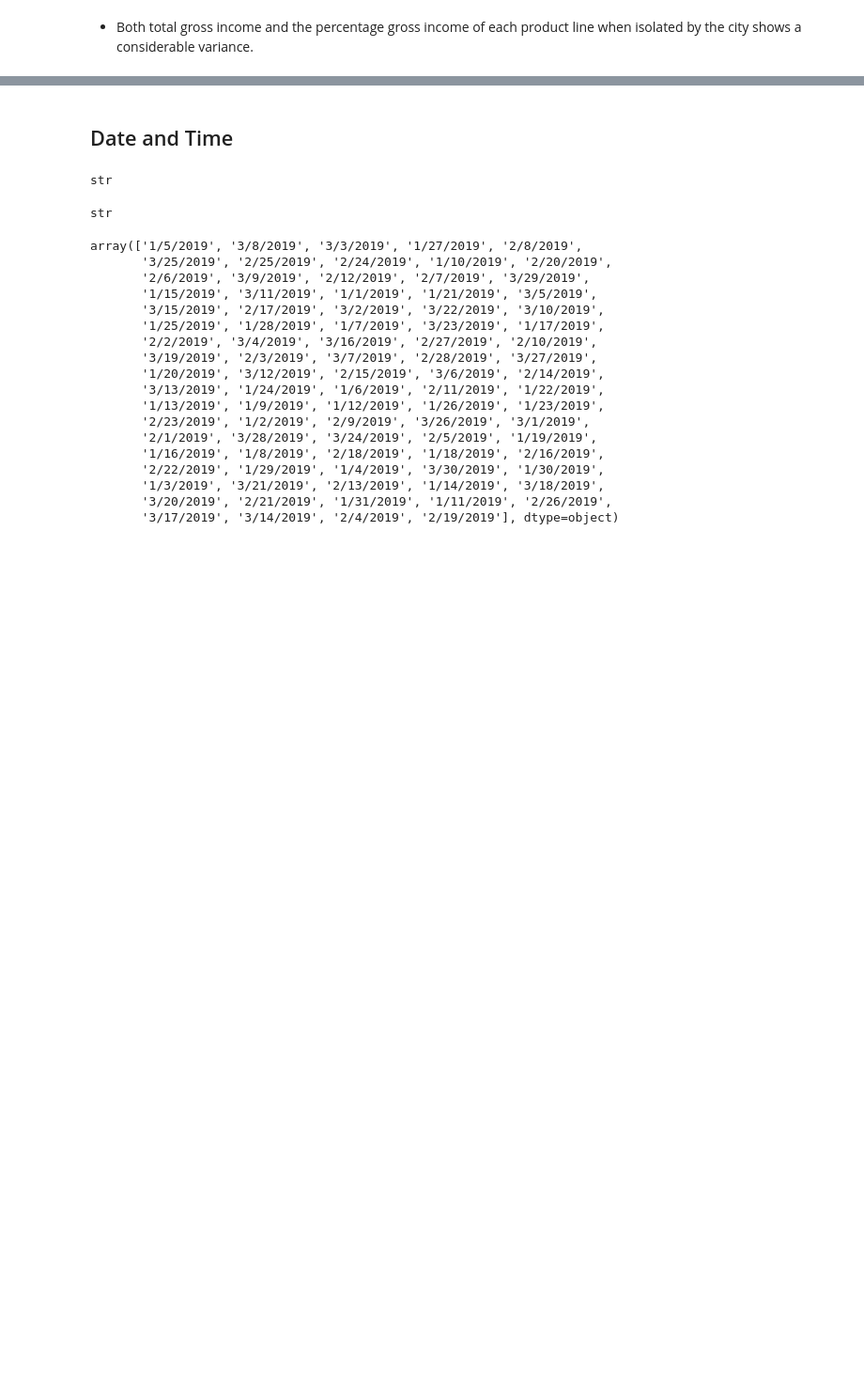
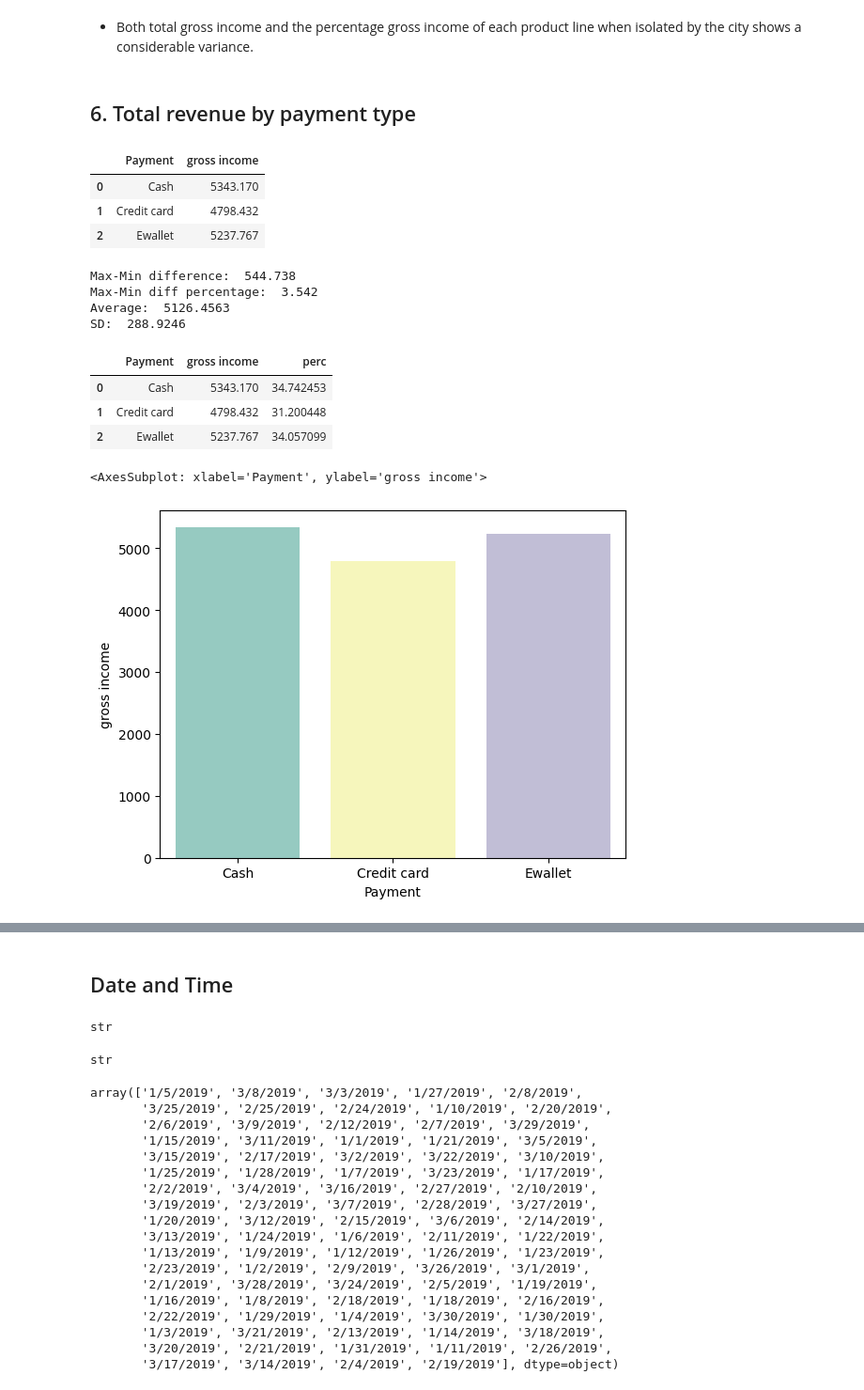
Before and after one commit to Zzzhenya/Supermarket_sales, a Jupyter notebook: Supermarket_data_exploration.ipynb, the cells around one changed output, grey strips where cells are left out. Shown at 94% size. Saved outputs shown, nothing was run; the diff lists cells and outputs as text; code cells hidden in the pictures; blank space fills up the shorter version.

Commit message:
revenue by payment type

```diff
--- a/Supermarket_data_exploration.ipynb
+++ b/Supermarket_data_exploration.ipynb
@@ -424,2 +426,40 @@ sns.barplot(data = yangon , y = "Product line" , x = "%", color = cat_palette[5]
 # %% [markdown]
 * Both total gross income and the percentage gross income of each product line when isolated by the city shows a considerable variance.
+# %% [markdown]
+## 6. Total revenue by payment type
+# %%
+df.head(3)
+# Gross total income grouped by Payment. Maybe groupby the City too
+revenue_by_payment = df.groupby("Payment")[["gross income"]].sum()
+revenue_by_payment.reset_index(inplace=True)
+revenue_by_payment
+# %% [output]
+|  | Payment | gross income |
+| 0 | Cash | 5343.170 |
+| 1 | Credit card | 4798.432 |
+| 2 | Ewallet | 5237.767 |
+# %%
+max_min = (revenue_by_payment["gross income"].max() - revenue_by_payment["gross income"].min()
+).round(4)
+print("Max-Min difference: ",max_min)
+print("Max-Min diff percentage: ", ((max_min/revenue_by_payment["gross income"].sum())*100).round(4))
+print("Average: ", revenue_by_payment["gross income"].mean().round(4))
+print("SD: ", revenue_by_payment["gross income"].std().round(4))
+# %% [output]
+Max-Min difference:  544.738
+Max-Min diff percentage:  3.542
+Average:  5126.4563
+SD:  288.9246
+# %%
+revenue_by_payment["perc"]=(revenue_by_payment["gross income"]/revenue_by_payment["gross income"].sum())* 100
+revenue_by_payment
+# %% [output]
+|  | Payment | gross income | perc |
+| 0 | Cash | 5343.170 | 34.742453 |
+| 1 | Credit card | 4798.432 | 31.200448 |
+| 2 | Ewallet | 5237.767 | 34.057099 |
+# %%
+sns.barplot(data = revenue_by_payment, x = "Payment", y = "gross income", palette = cat_palette)
+# %% [output]
+<AxesSubplot: xlabel='Payment', ylabel='gross income'>
+[figure, added]
```
Also changed, not shown: parts of 14 cells of this notebook.
